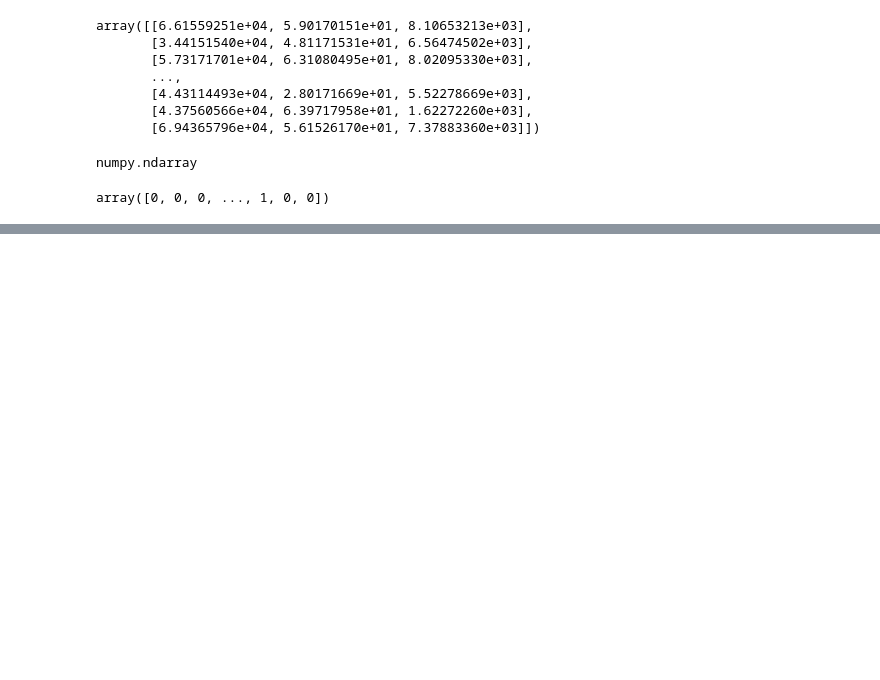
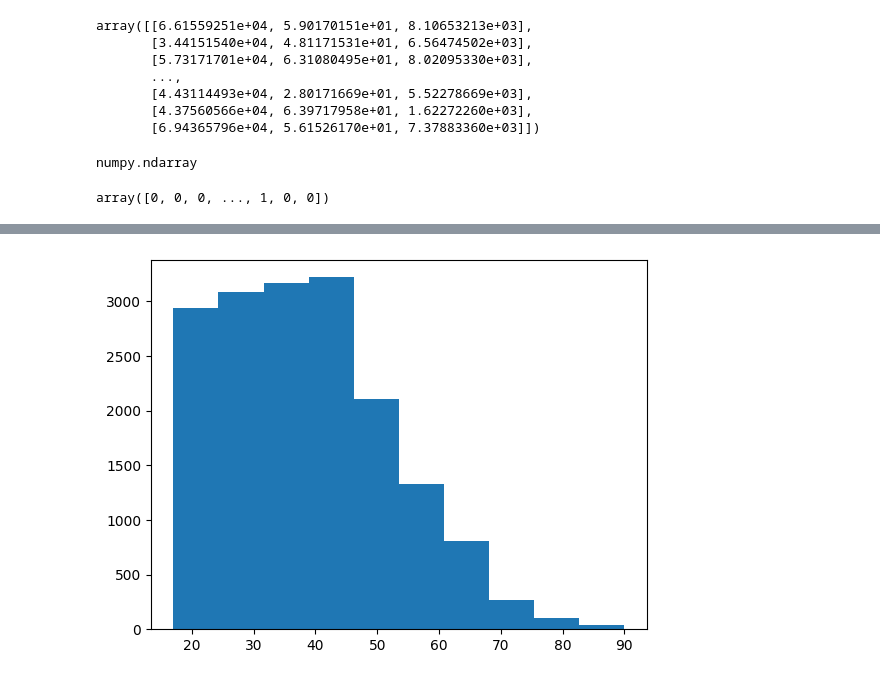
Before and after one commit to CGabriel22/machine_learning_course, a Jupyter notebook: CursoMachineLearning.ipynb, the cells around one changed output, grey strips where cells are left out. Drawn from its saved outputs; the diff is of its cells as text; code cells hidden in the pictures; blank space fills up the shorter version.

```diff
--- a/CursoMachineLearning.ipynb
+++ b/CursoMachineLearning.ipynb
@@ -195,0 +315,4 @@ array([0, 0, 0, ..., 1, 0, 0])
+# %%
+plt.hist(x = base_census['age']);
+# %% [output]
+[figure, added]
```
Also changed, not shown: parts of 46 cells of this notebook.
